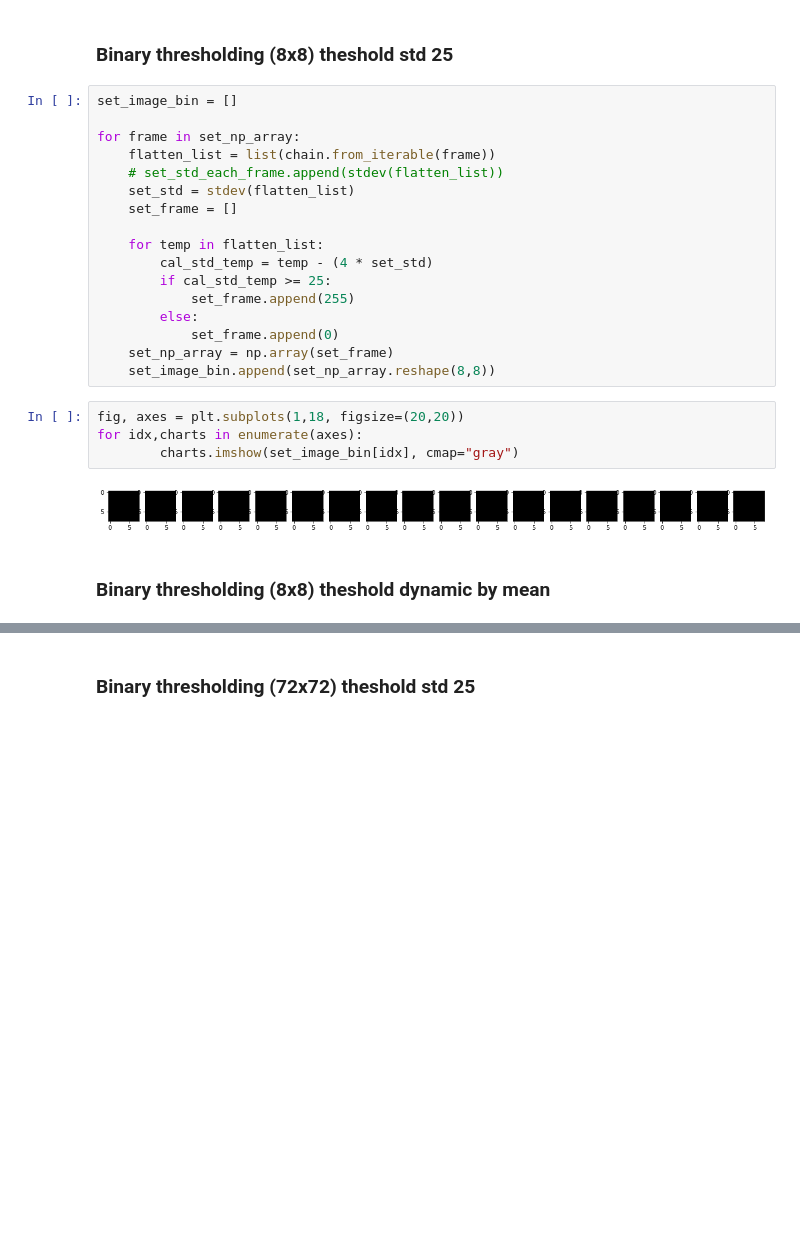
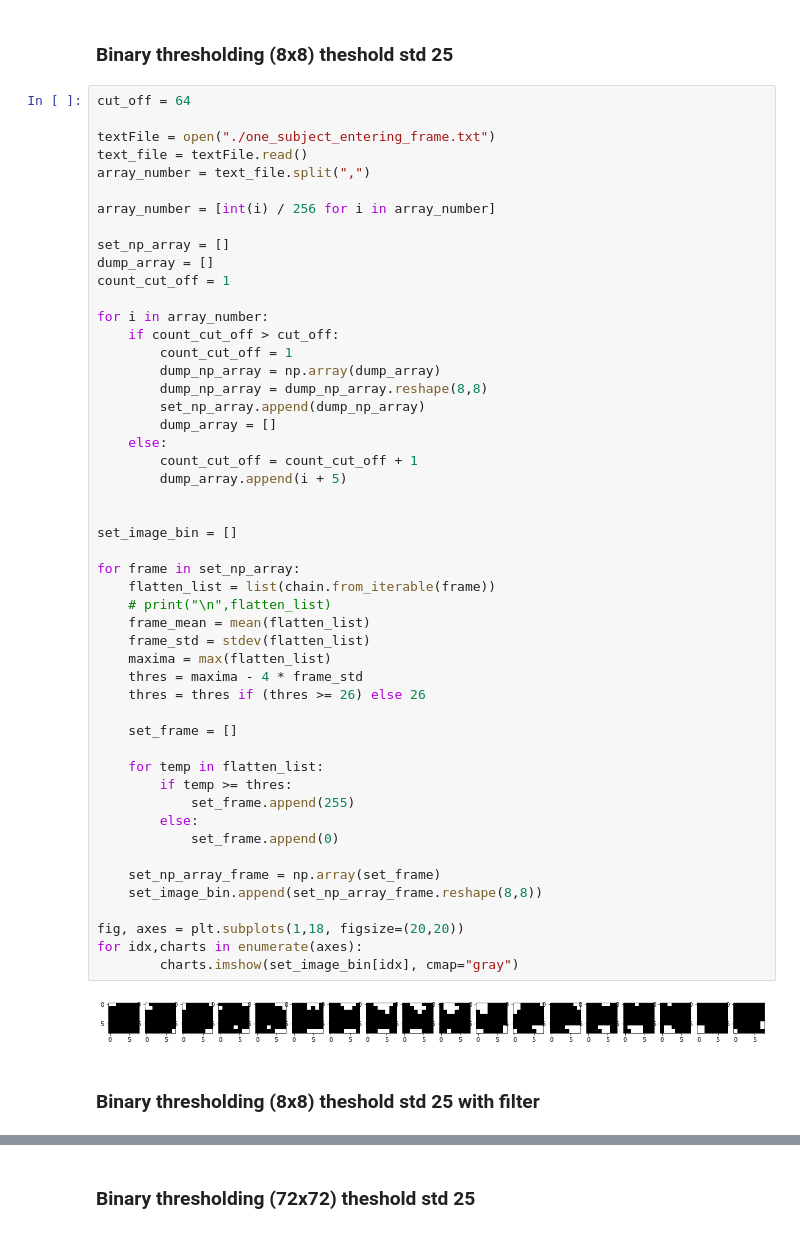
Before and after one commit to dekearthsa/project_js_ai, a Jupyter notebook: main.ipynb, the cells around one changed output, grey strips where cells are left out. Saved outputs shown, nothing was run; the diff lists cells and outputs as text; blank space fills up the shorter version.

```diff
--- a/main.ipynb
+++ b/main.ipynb
@@ -189,31 +189,60 @@ for idx,charts in enumerate(axes):
 [figure]
 # %% [markdown]
 ### Binary thresholding (8x8) theshold std 25 ###
-# %%
-set_image_bin = []
-
-for frame in set_np_array:
-    flatten_list = list(chain.from_iterable(frame))
-    # set_std_each_frame.append(stdev(flatten_list))
-    set_std = stdev(flatten_list)
-    set_frame = []
-
-    for temp in flatten_list:
-        cal_std_temp = temp - (4 * set_std)
-        if cal_std_temp >= 25:
-            set_frame.append(255)
-        else:
-            set_frame.append(0)
-    set_np_array = np.array(set_frame)
-    set_image_bin.append(set_np_array.reshape(8,8))
-# %%
-fig, axes = plt.subplots(1,18, figsize=(20,20))
-for idx,charts in enumerate(axes):
-        charts.imshow(set_image_bin[idx], cmap="gray")
-# %% [output]
-[figure, removed]
+# %%
+cut_off = 64
+
+textFile = open("./one_subject_entering_frame.txt")
+text_file = textFile.read()
+array_number = text_file.split(",")
+
+array_number = [int(i) / 256 for i in array_number]
+
+set_np_array = []
+dump_array = []
+count_cut_off = 1
+
+for i in array_number:
+    if count_cut_off > cut_off:
+        count_cut_off = 1
+        dump_np_array = np.array(dump_array)
+        dump_np_array = dump_np_array.reshape(8,8)
+        set_np_array.append(dump_np_array)
+        dump_array = []
+    else:
+        count_cut_off = count_cut_off + 1
+        dump_array.append(i + 5)
+
+
+set_image_bin = []
+
+for frame in set_np_array:
+    flatten_list = list(chain.from_iterable(frame))
+    # print("\n",flatten_list)
+    frame_mean = mean(flatten_list)
+    frame_std = stdev(flatten_list)
+    maxima = max(flatten_list)
+    thres = maxima - 4 * frame_std
+    thres = thres if (thres >= 26) else 26
+
+    set_frame = []
+
+    for temp in flatten_list:
+        if temp >= thres:
+            set_frame.append(255)
+        else:
+            set_frame.append(0)
+
+    set_np_array_frame = np.array(set_frame)
+    set_image_bin.append(set_np_array_frame.reshape(8,8))
+
+fig, axes = plt.subplots(1,18, figsize=(20,20))
+for idx,charts in enumerate(axes):
+        charts.imshow(set_image_bin[idx], cmap="gray")
+# %% [output]
+[figure, added]
 # %% [markdown]
-### Binary thresholding (8x8) theshold dynamic by mean ###
+### Binary thresholding (8x8) theshold std 25 with filter ###
 # %%
 cut_off = 64
 
```
Also changed, not shown: parts of 7 cells of this notebook.
